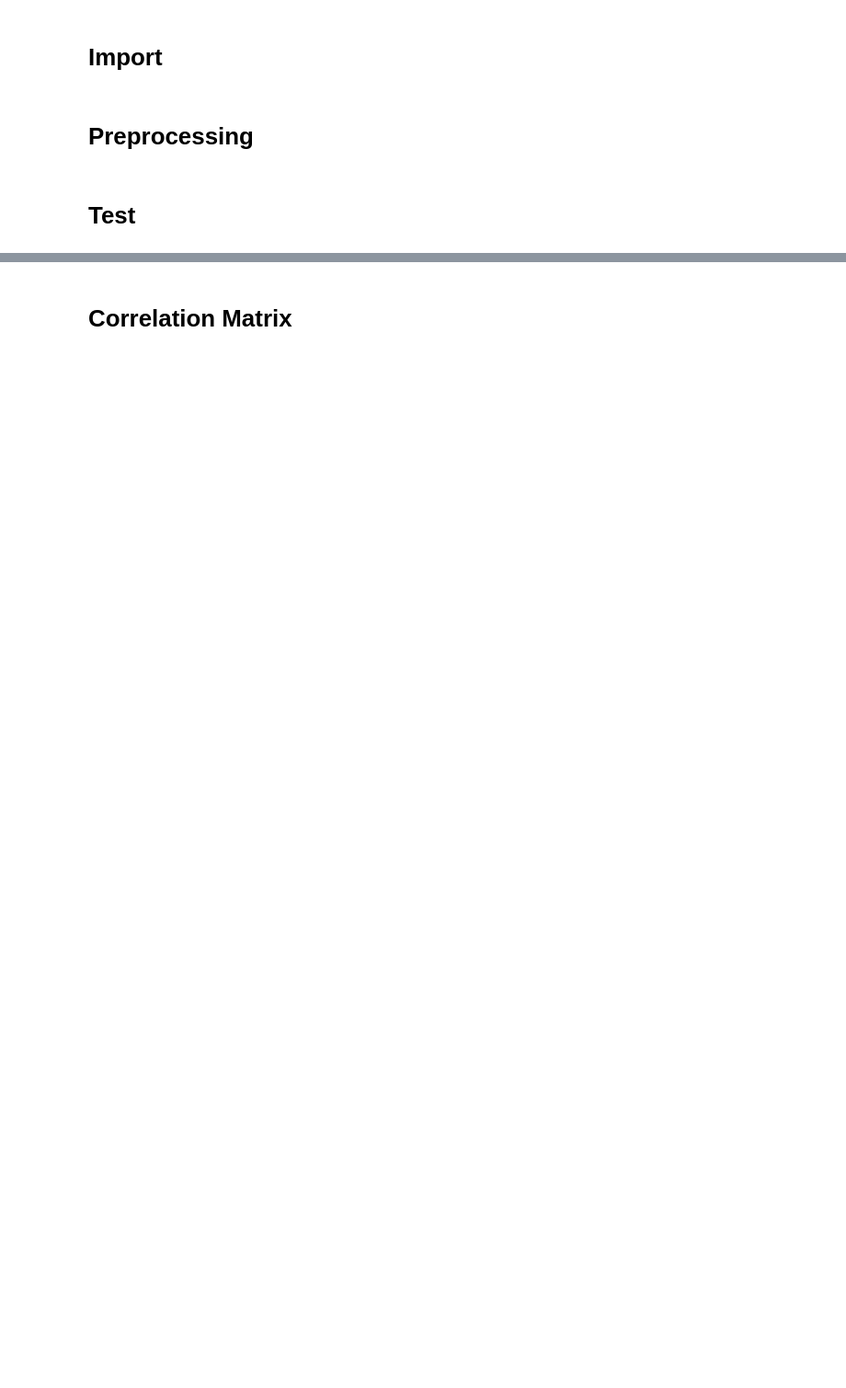
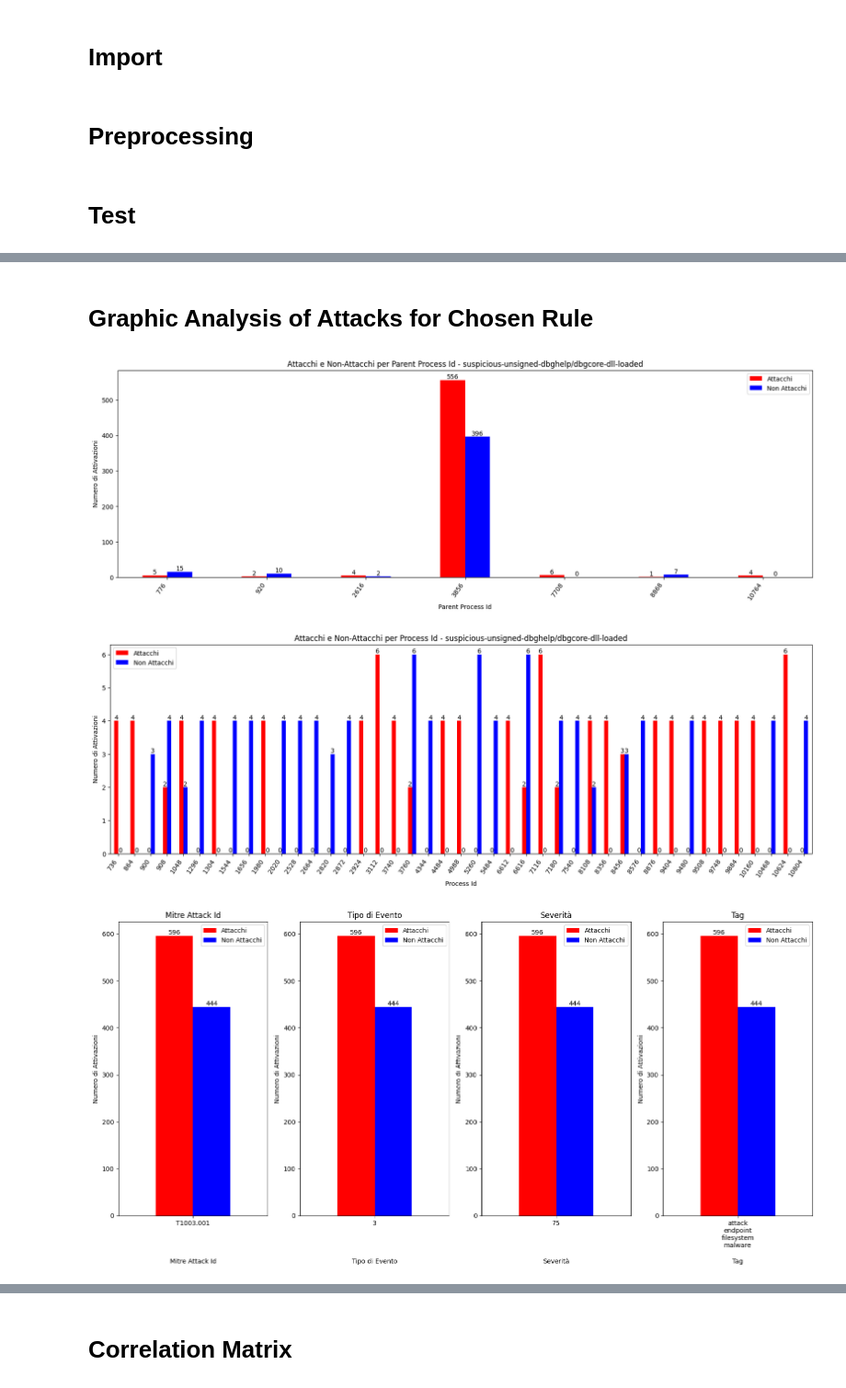
Before and after one commit to LordAndreus208/Stage, a Jupyter notebook: analisi_log_attacco.ipynb, the cells around one changed output, grey strips where cells are left out. Shown at 92% size. Drawn from its saved outputs; the diff is of its cells as text; code cells hidden in the pictures; blank space fills up the shorter version.

```diff
--- a/analisi_log_attacco.ipynb
+++ b/analisi_log_attacco.ipynb
@@ -71,0 +83,2 @@ In questo grafico invece notiamo che la distribuzione tra attacchi e non-attacch
+# %% [markdown]
+# Graphic Analysis of Attacks for Chosen Rule
@@ -71,0 +87,8 @@ In questo grafico invece notiamo che la distribuzione tra attacchi e non-attacch
+# %%
+regola_scelta = 'suspicious-unsigned-dbghelp/dbgcore-dll-loaded'
+# %%
+PlotsSingleAttack.analyze_rule_activations(result_df_Raw, regola_scelta)
+# %% [output]
+[figure, added]
+[figure, added]
+[figure, added]
```
Also changed, not shown: parts of 25 cells of this notebook, 29 other files.
